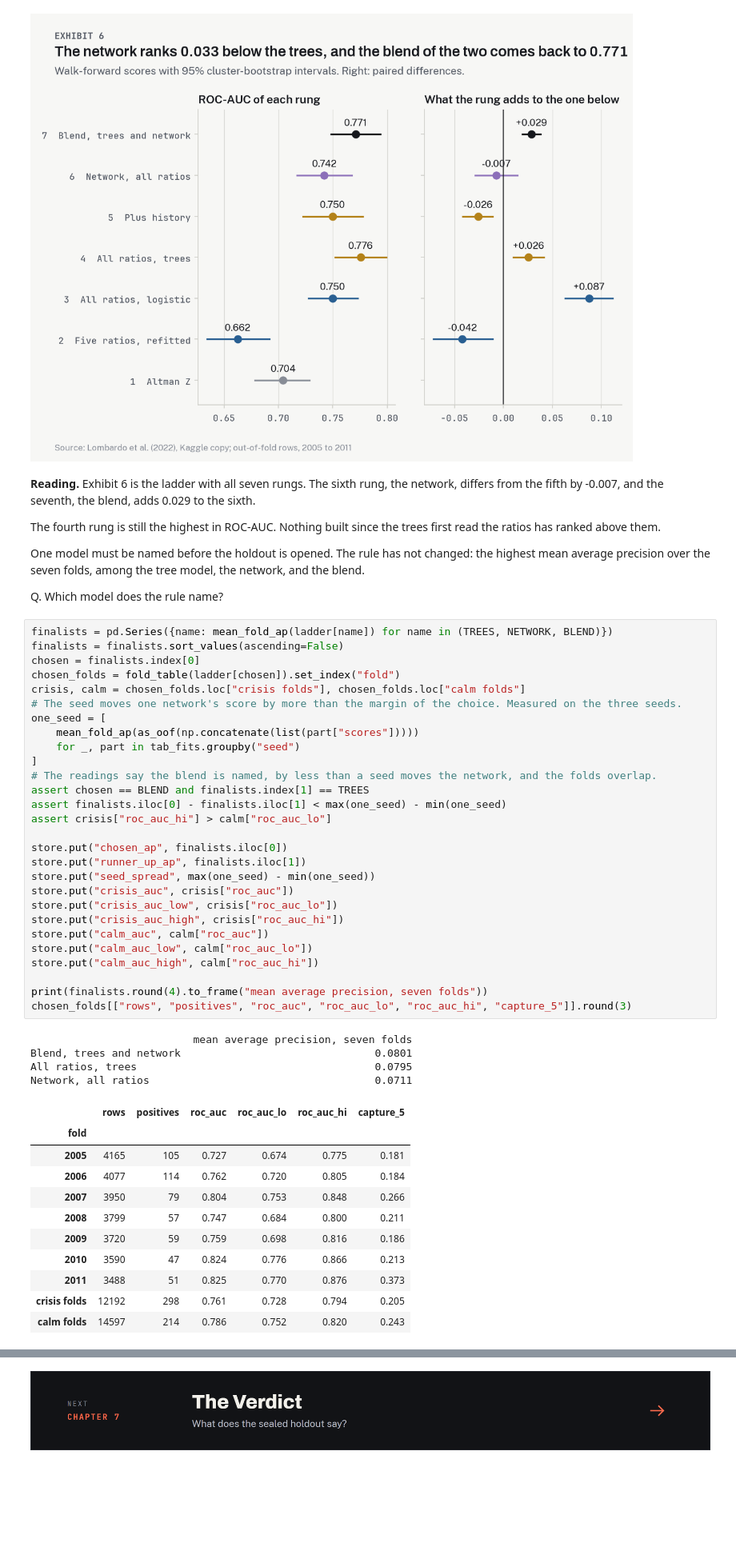
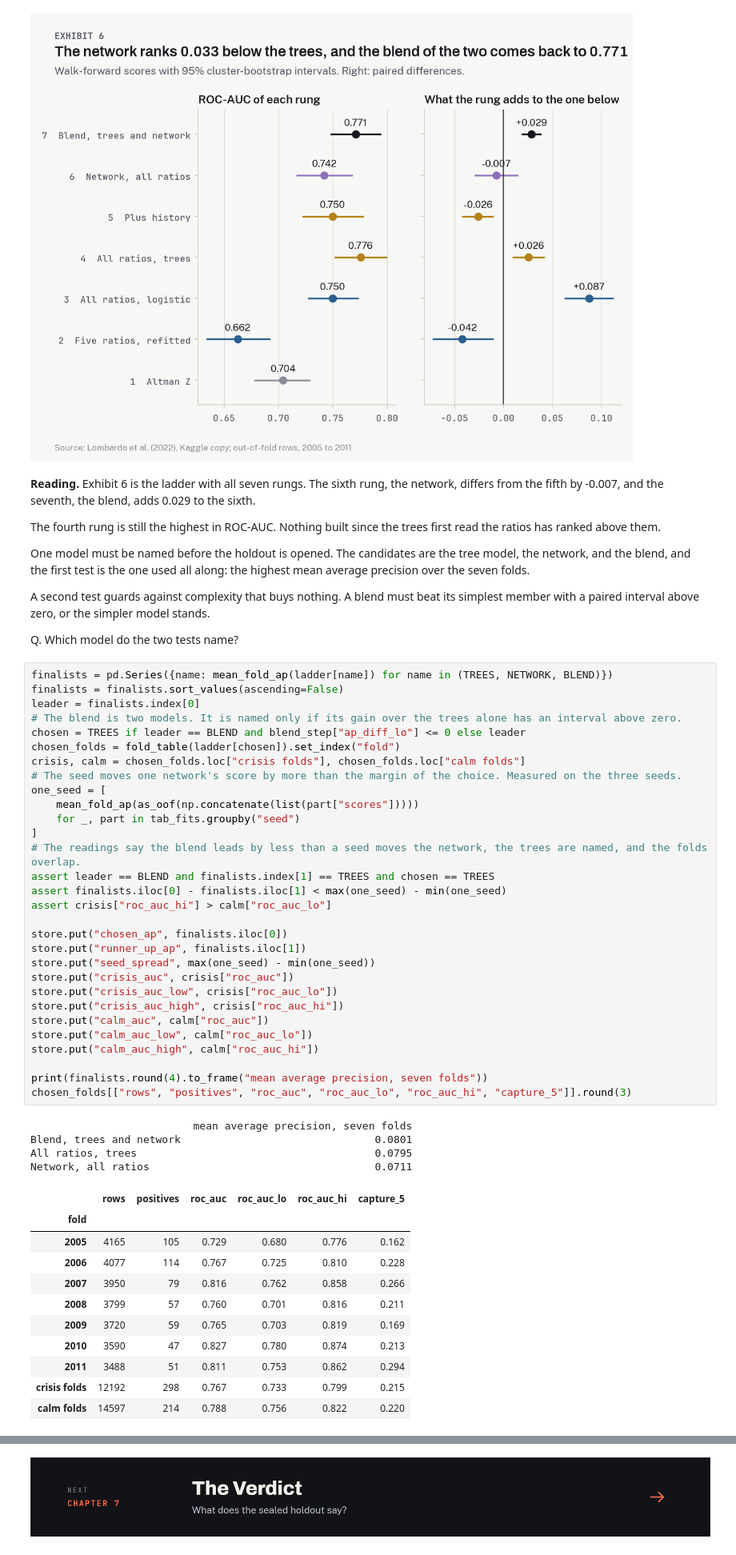
Before and after one commit to lenamonj/corp-default, a Jupyter notebook: notebooks/06_the_networks.ipynb, the cells around one changed output, grey strips where cells are left out. Shown at 80% size. Saved outputs shown, nothing was run; the diff lists cells and outputs as text; blank space fills up the shorter version.

Commit message:
Chapter 6: the simpler model stands when a blend cannot be told from it
Co-Authored-By: Claude Fable 5.2 <noreply@anthropic.com>
Claude-Session: https://claude.ai/code/session_017hq6XKDhjb5AwMA5DJM48s

```diff
--- a/notebooks/06_the_networks.ipynb
+++ b/notebooks/06_the_networks.ipynb
@@ -1133,51 +1133,56 @@ The fourth rung is still the highest in ROC-AUC.
 Nothing built since the trees first read the ratios has ranked above them.
 
 One model must be named before the holdout is opened.
-The rule has not changed: the highest mean average precision over the seven folds, among the tree model, the network, and the blend.
+The candidates are the tree model, the network, and the blend, and the first test is the one used all along: the highest mean average precision over the seven folds.
 
-Q. Which model does the rule name?
+A second test guards against complexity that buys nothing.
+A blend must beat its simplest member with a paired interval above zero, or the simpler model stands.
+
+Q. Which model do the two tests name?
 # %%
 finalists = pd.Series({name: mean_fold_ap(ladder[name]) for name in (TREES, NETWORK, BLEND)})
 finalists = finalists.sort_values(ascending=False)
-chosen = finalists.index[0]
+leader = finalists.index[0]
+# The blend is two models. It is named only if its gain over the trees alone has an interval above zero.
+chosen = TREES if leader == BLEND and blend_step["ap_diff_lo"] <= 0 else leader
 chosen_folds = fold_table(ladder[chosen]).set_index("fold")
 crisis, calm = chosen_folds.loc["crisis folds"], chosen_folds.loc["calm folds"]
 # The seed moves one network's score by more than the margin of the choice. Measured on the three seeds.
 one_seed = [
     mean_fold_ap(as_oof(np.concatenate(list(part["scores"]))))
     for _, part in tab_fits.groupby("seed")
 ]
-# The readings say the blend is named, by less than a seed moves the network, and the folds overlap.
-assert chosen == BLEND and finalists.index[1] == TREES
+# The readings say the blend leads by less than a seed moves the network, the trees are named, and the folds overlap.
+assert leader == BLEND and finalists.index[1] == TREES and chosen == TREES
 assert finalists.iloc[0] - finalists.iloc[1] < max(one_seed) - min(one_seed)
 assert crisis["roc_auc_hi"] > calm["roc_auc_lo"]
 
 store.put("chosen_ap", finalists.iloc[0])
 store.put("runner_up_ap", finalists.iloc[1])
 store.put("seed_spread", max(one_seed) - min(one_seed))
 store.put("crisis_auc", crisis["roc_auc"])
 store.put("crisis_auc_low", crisis["roc_auc_lo"])
 store.put("crisis_auc_high", crisis["roc_auc_hi"])
 store.put("calm_auc", calm["roc_auc"])
 store.put("calm_auc_low", calm["roc_auc_lo"])
 store.put("calm_auc_high", calm["roc_auc_hi"])
 
 print(finalists.round(4).to_frame("mean average precision, seven folds"))
 chosen_folds[["rows", "positives", "roc_auc", "roc_auc_lo", "roc_auc_hi", "capture_5"]].round(3)
 # %% [output]
                           mean average precision, seven folds
 Blend, trees and network                               0.0801
 All ratios, trees                                      0.0795
 Network, all ratios                                    0.0711
 |  | rows | positives | roc_auc | roc_auc_lo | roc_auc_hi | capture_5 |
 | fold |  |  |  |  |  |  |
-| 2005 | 4165 | 105 | 0.727 | 0.674 | 0.775 | 0.181 |
-| 2006 | 4077 | 114 | 0.762 | 0.720 | 0.805 | 0.184 |
-| 2007 | 3950 | 79 | 0.804 | 0.753 | 0.848 | 0.266 |
-| 2008 | 3799 | 57 | 0.747 | 0.684 | 0.800 | 0.211 |
-| 2009 | 3720 | 59 | 0.759 | 0.698 | 0.816 | 0.186 |
-| 2010 | 3590 | 47 | 0.824 | 0.776 | 0.866 | 0.213 |
-| 2011 | 3488 | 51 | 0.825 | 0.770 | 0.876 | 0.373 |
-| crisis folds | 12192 | 298 | 0.761 | 0.728 | 0.794 | 0.205 |
-| calm folds | 14597 | 214 | 0.786 | 0.752 | 0.820 | 0.243 |
+| 2005 | 4165 | 105 | 0.729 | 0.680 | 0.776 | 0.162 |
+| 2006 | 4077 | 114 | 0.767 | 0.725 | 0.810 | 0.228 |
+| 2007 | 3950 | 79 | 0.816 | 0.762 | 0.858 | 0.266 |
+| 2008 | 3799 | 57 | 0.760 | 0.701 | 0.816 | 0.211 |
+| 2009 | 3720 | 59 | 0.765 | 0.703 | 0.819 | 0.169 |
+| 2010 | 3590 | 47 | 0.827 | 0.780 | 0.874 | 0.213 |
+| 2011 | 3488 | 51 | 0.811 | 0.753 | 0.862 | 0.294 |
+| crisis folds | 12192 | 298 | 0.767 | 0.733 | 0.799 | 0.215 |
+| calm folds | 14597 | 214 | 0.788 | 0.756 | 0.822 | 0.220 |
 # %% [markdown]
```
Also changed, not shown: parts of 5 cells of this notebook, 1 other file.
